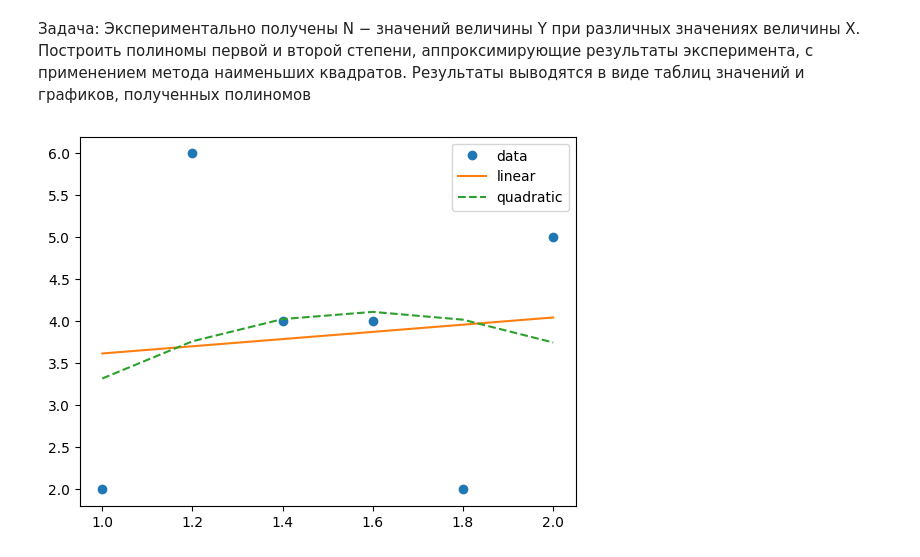
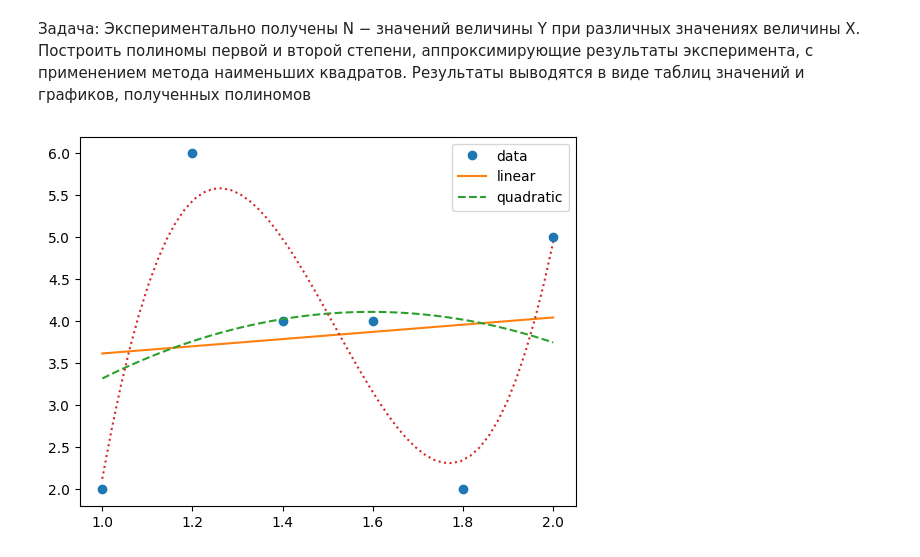
Before and after one commit to sergkhr/VUZai, a Jupyter notebook: Pracs/Khrechko_IKBO-03-21_Fourth_practice.ipynb, the cells around one changed output. Saved outputs shown, nothing was run; the diff lists cells and outputs as text; code cells hidden in the pictures.

```diff
--- a/Pracs/Khrechko_IKBO-03-21_Fourth_practice.ipynb
+++ b/Pracs/Khrechko_IKBO-03-21_Fourth_practice.ipynb
@@ -680,18 +678,23 @@ Mean Squared Error: 0.3844711978201246
 # %%
 x = [1.0, 1.2, 1.4, 1.6, 1.8, 2.0]
 y = [2.0, 6.0, 4.0, 4.0, 2.0, 5.0]
 
 z1 = np.polyfit(x, y, 1)
 p1 = np.poly1d(z1)
 z2 = np.polyfit(x, y, 2)
 p2 = np.poly1d(z2)
+#make p2 smooth
+x_new = np.linspace(x[0], x[-1], 50)
+# p2 = np.poly1d(np.polyfit(x_new, y_new, 2))
 # print(p1)
 # print(p2)
-plt.plot(x, y, 'o', x, p1(x), '-', x, p2(x), '--')
+z3 = np.polyfit(x, y, 3)
+p3 = np.poly1d(z3)
+plt.plot(x, y, 'o', x, p1(x), '-', x_new, p2(x_new), '--', x_new, p3(x_new), ':')
 plt.legend(['data', 'linear', 'quadratic'], loc='best')
 plt.show()
 # %% [output]
-[figure, old version]
+[figure, new version]
 # %%
 # draw the table of values
 print('x \t y \t p1(x) \t p2(x)')
```
Also changed, not shown: parts of 11 cells of this notebook, 5 other files.
